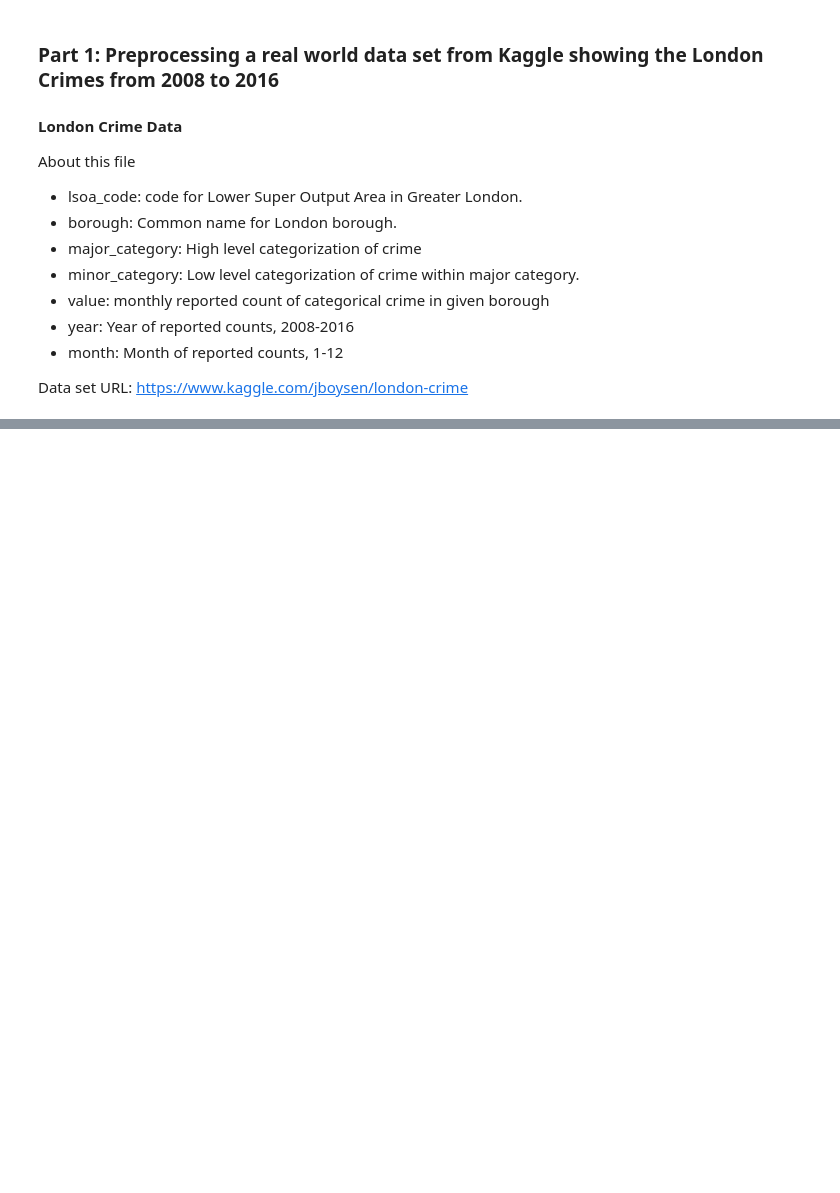
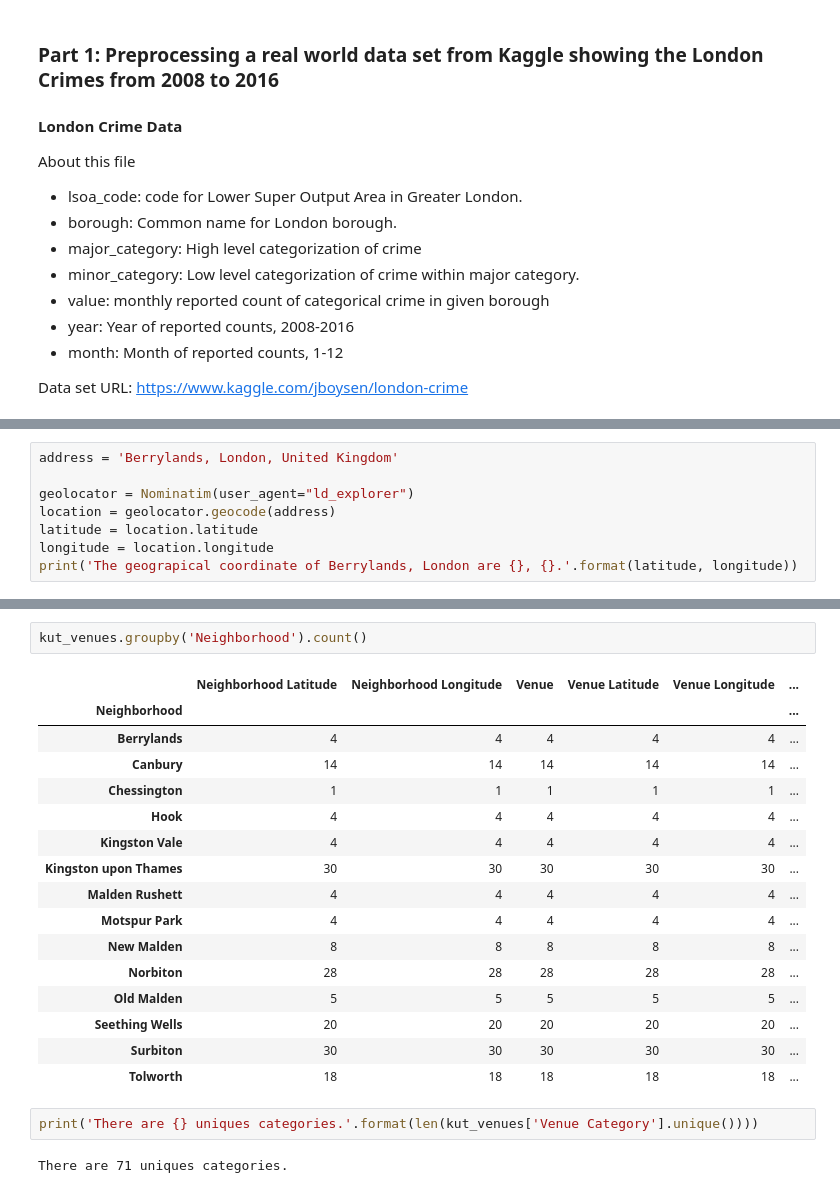
Before and after one commit to Akshatjain1999/Battles-for-the-Neighborhood-London-, a Jupyter notebook: Capstone Project - Battle for the Neighborhood(London).ipynb, the cells around one changed output, grey strips where cells are left out. Cells and saved outputs as stored; diff of their text form; blank space fills up the shorter version.

```diff
--- a/Capstone Project - Battle for the Neighborhood(London).ipynb
+++ b/Capstone Project - Battle for the Neighborhood(London).ipynb
@@ -46,0 +402,8 @@ Data set URL: https://www.kaggle.com/jboysen/london-crime
+# %%
+address = 'Berrylands, London, United Kingdom'
+
+geolocator = Nominatim(user_agent="ld_explorer")
+location = geolocator.geocode(address)
+latitude = location.latitude
+longitude = location.longitude
+print('The geograpical coordinate of Berrylands, London are {}, {}.'.format(latitude, longitude))
@@ -46,0 +511,23 @@ Data set URL: https://www.kaggle.com/jboysen/london-crime
+# %%
+kut_venues.groupby('Neighborhood').count()
+# %% [output]
+|  | Neighborhood Latitude | Neighborhood Longitude | Venue | Venue Latitude | Venue Longitude | ... |
+| Neighborhood |  |  |  |  |  | ... |
+| Berrylands | 4 | 4 | 4 | 4 | 4 | ... |
+| Canbury | 14 | 14 | 14 | 14 | 14 | ... |
+| Chessington | 1 | 1 | 1 | 1 | 1 | ... |
+| Hook | 4 | 4 | 4 | 4 | 4 | ... |
+| Kingston Vale | 4 | 4 | 4 | 4 | 4 | ... |
+| Kingston upon Thames | 30 | 30 | 30 | 30 | 30 | ... |
+| Malden Rushett | 4 | 4 | 4 | 4 | 4 | ... |
+| Motspur Park | 4 | 4 | 4 | 4 | 4 | ... |
+| New Malden | 8 | 8 | 8 | 8 | 8 | ... |
+| Norbiton | 28 | 28 | 28 | 28 | 28 | ... |
+| Old Malden | 5 | 5 | 5 | 5 | 5 | ... |
+| Seething Wells | 20 | 20 | 20 | 20 | 20 | ... |
+| Surbiton | 30 | 30 | 30 | 30 | 30 | ... |
+| Tolworth | 18 | 18 | 18 | 18 | 18 | ... |
+# %%
+print('There are {} uniques categories.'.format(len(kut_venues['Venue Category'].unique())))
+# %% [output]
+There are 71 uniques categories.
```
Also changed, not shown: parts of 69 cells of this notebook, 1 other file.
